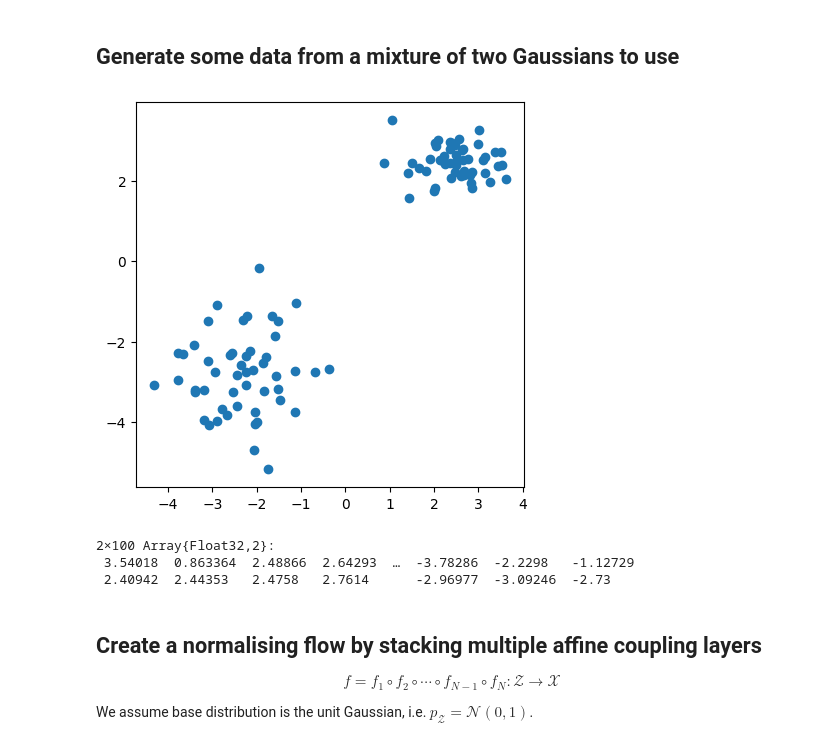
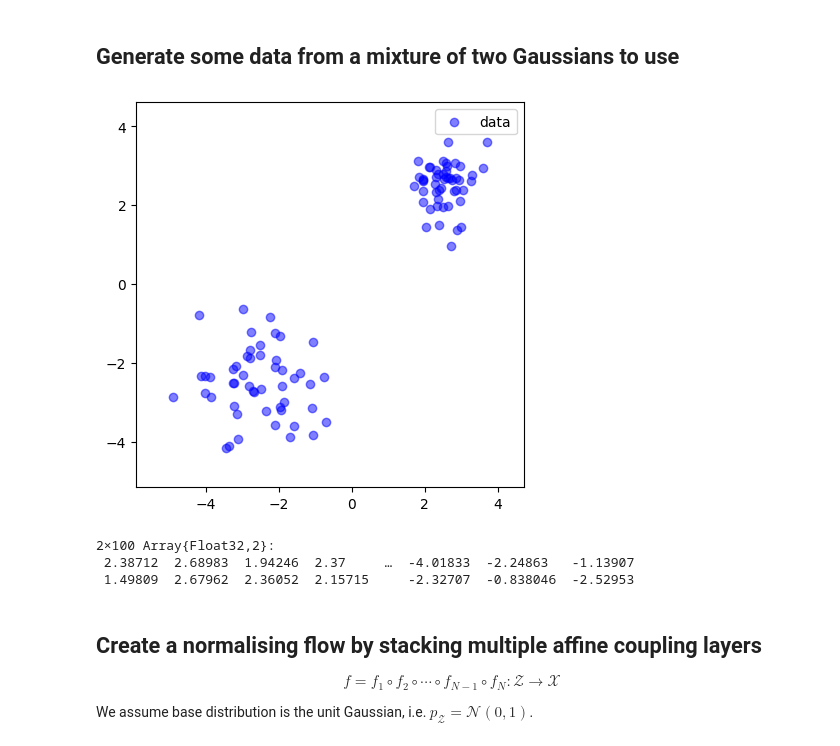
Before and after one commit to xukai92/Flows.jl, a Jupyter notebook: examples/realnvp_mog.ipynb, the cells around one changed output. Drawn from its saved outputs; the diff is of its cells as text; code cells hidden in the pictures.

```diff
--- a/examples/realnvp_mog.ipynb
+++ b/examples/realnvp_mog.ipynb
@@ -9,19 +9,28 @@ using Tracker: update!
 # %%
 X = randn(Float32, 2, 100)
 X[:,1:50] .*= 0.5
 X[:,1:50] .+= 5.0
 X .-= 2.5
 
-plt.figure(figsize=(5, 5))
-plt.scatter(X[1,:], X[2,:])
+function makeplot(x, xgen=nothing)
+    p = plt.figure(figsize=(5, 5))
+    plt.scatter(x[1,:], x[2,:], c="blue", alpha=0.5, label="data")
+    xgen == nothing || plt.scatter(xgen[1,:], xgen[2,:], c="red", alpha=0.5, label="samples")
+    plt.xlim([extrema(x[1,:])...] + [-1, 1])
+    plt.ylim([extrema(x[2,:])...] + [-1, 1])
+    plt.legend()
+    nothing
+end
+
+makeplot(X)
 
 # Send data to GPU
 X = X |> gpu
 # %% [output]
-[figure, old version]
+[figure, new version]
 2×100 Array{Float32,2}:
- 3.54018  0.863364  2.48866  2.64293  …  -3.78286  -2.2298   -1.12729
- 2.40942  2.44353   2.4758   2.7614      -2.96977  -3.09246  -2.73
+ 2.38712  2.68983  1.94246  2.37     …  -4.01833  -2.24863   -1.13907
+ 1.49809  2.67962  2.36052  2.15715     -2.32707  -0.838046  -2.52953
 # %% [markdown]
 ## Create a normalising flow by stacking multiple affine coupling layers
 
```
Also changed, not shown: parts of 6 cells of this notebook, 1 other file.
